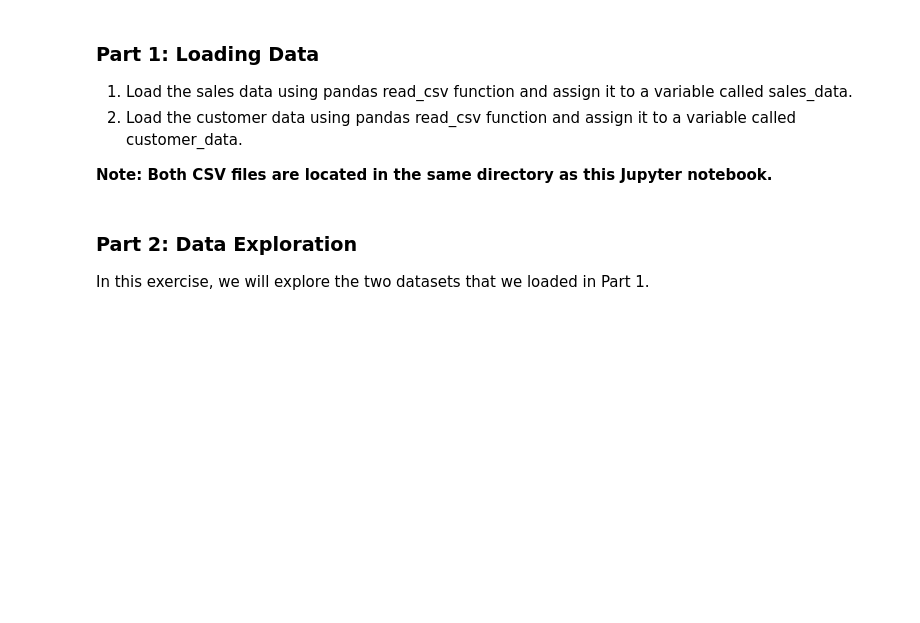
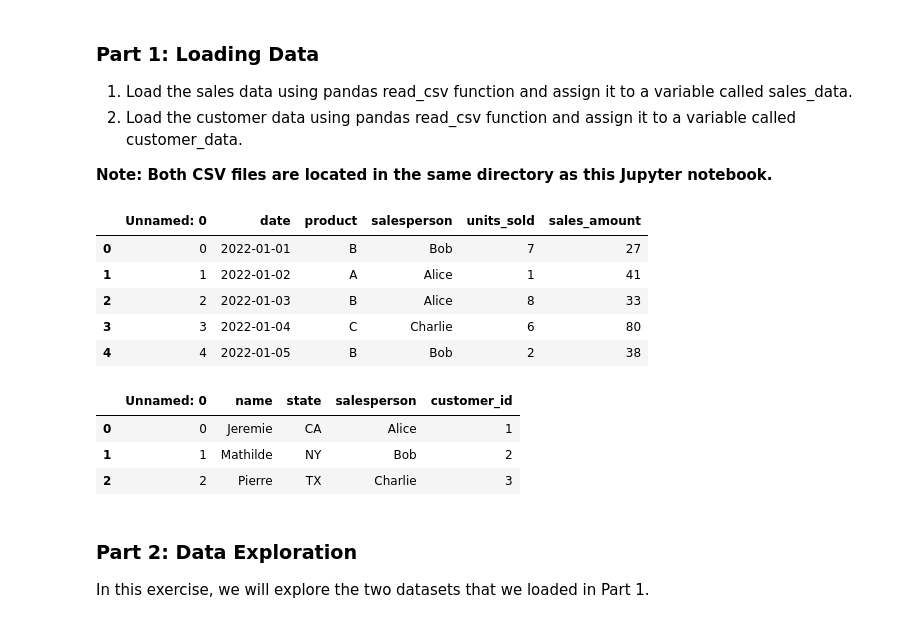
Before and after one commit to liicuba/gz-dbt-repository, a Jupyter notebook: Challenge_1_Python_basics_and_Pandas.ipynb, the cells around one changed output. Saved outputs shown, nothing was run; the diff lists cells and outputs as text; code cells hidden in the pictures; blank space fills up the shorter version.

```diff
--- a/Challenge_1_Python_basics_and_Pandas.ipynb
+++ b/Challenge_1_Python_basics_and_Pandas.ipynb
@@ -9,6 +9,28 @@ In this exercise, we will be working with two datasets: sales data and customer
 2. Load the customer data using pandas read_csv function and assign it to a variable called customer_data.
 
 **Note: Both CSV files are located in the same directory as this Jupyter notebook.**
+# %%
+import pandas as pd
+
+# read csv
+sales_data = pd.read_csv('/content/sales_data.csv')
+sales_data.head()
+# %% [output]
+|  | Unnamed: 0 | date | product | salesperson | units_sold | sales_amount |
+| 0 | 0 | 2022-01-01 | B | Bob | 7 | 27 |
+| 1 | 1 | 2022-01-02 | A | Alice | 1 | 41 |
+| 2 | 2 | 2022-01-03 | B | Alice | 8 | 33 |
+| 3 | 3 | 2022-01-04 | C | Charlie | 6 | 80 |
+| 4 | 4 | 2022-01-05 | B | Bob | 2 | 38 |
+# %%
+# readind csv
+customer_data = pd.read_csv('/content/customer_data.csv')
+customer_data.head()
+# %% [output]
+|  | Unnamed: 0 | name | state | salesperson | customer_id |
+| 0 | 0 | Jeremie | CA | Alice | 1 |
+| 1 | 1 | Mathilde | NY | Bob | 2 |
+| 2 | 2 | Pierre | TX | Charlie | 3 |
 # %% [markdown]
 ### Part 2: Data Exploration
 In this exercise, we will explore the two datasets that we loaded in Part 1.
```
